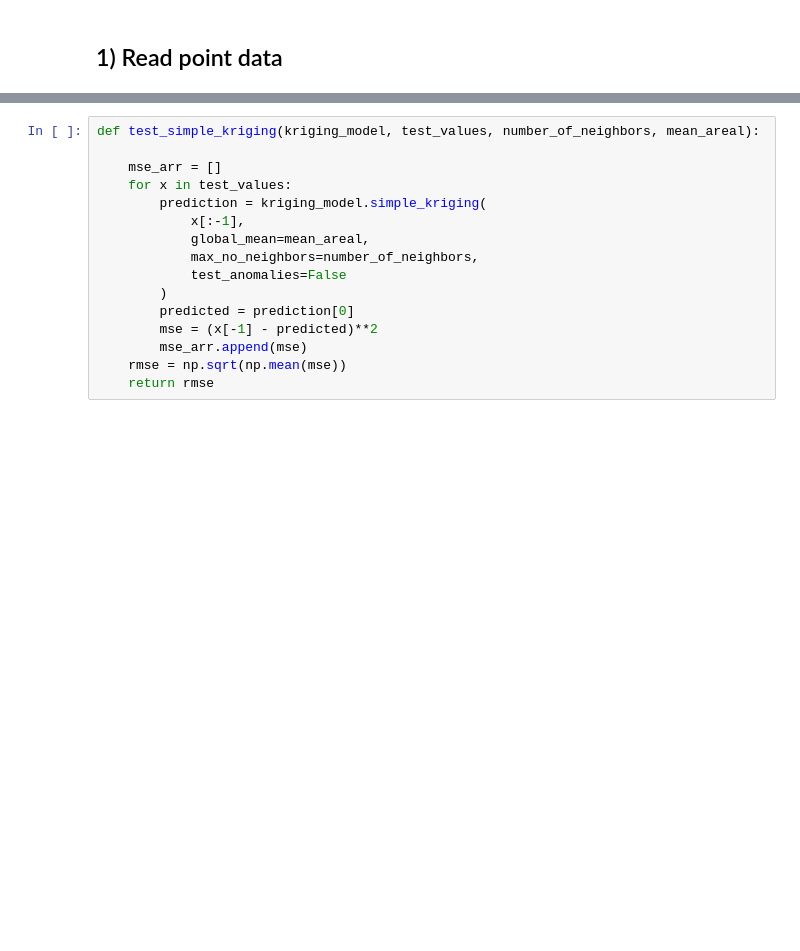
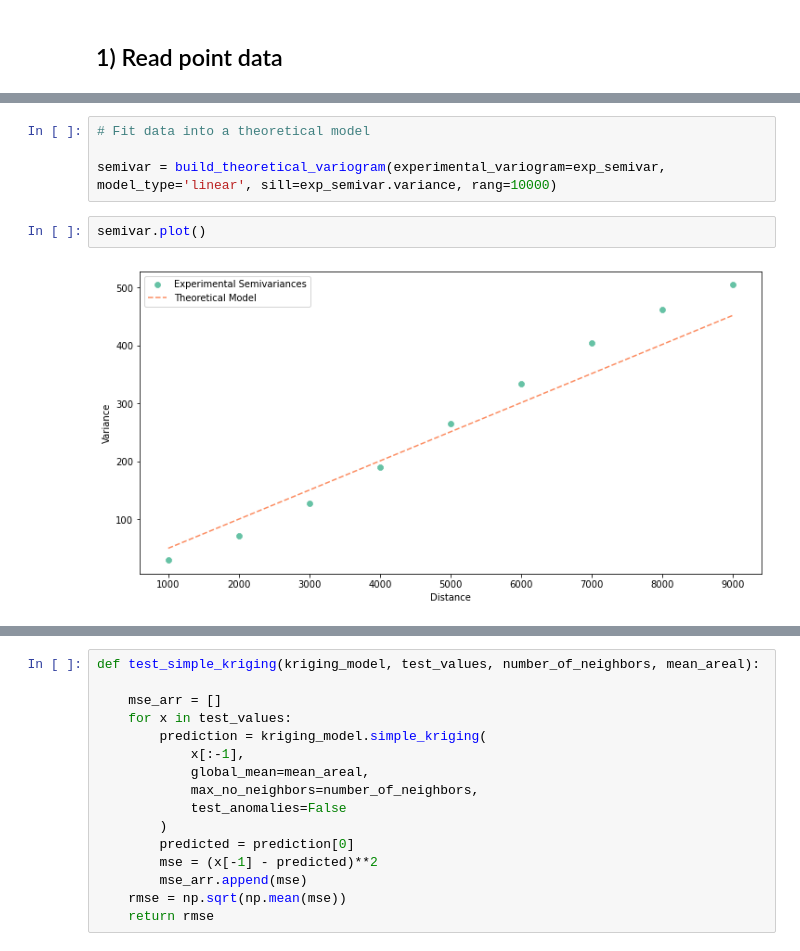
Before and after one commit to DataverseLabs/pyinterpolate, a Jupyter notebook: tutorials/Ordinary and Simple Kriging (Basic).ipynb, the cells around one changed output, grey strips where cells are left out. Saved outputs shown, nothing was run; the diff lists cells and outputs as text; blank space fills up the shorter version.

```diff
--- a/tutorials/Ordinary and Simple Kriging (Basic).ipynb
+++ b/tutorials/Ordinary and Simple Kriging (Basic).ipynb
@@ -252,0 +107,8 @@ We can find the best **number_of_neighbors** parameter, or alternatively we can
+# %%
+# Fit data into a theoretical model
+
+semivar = build_theoretical_variogram(experimental_variogram=exp_semivar, model_type='linear', sill=exp_semivar.variance, rang=10000)
+# %%
+semivar.plot()
+# %% [output]
+[figure, added]
```
Also changed, not shown: parts of 38 cells of this notebook, 16 other files.
